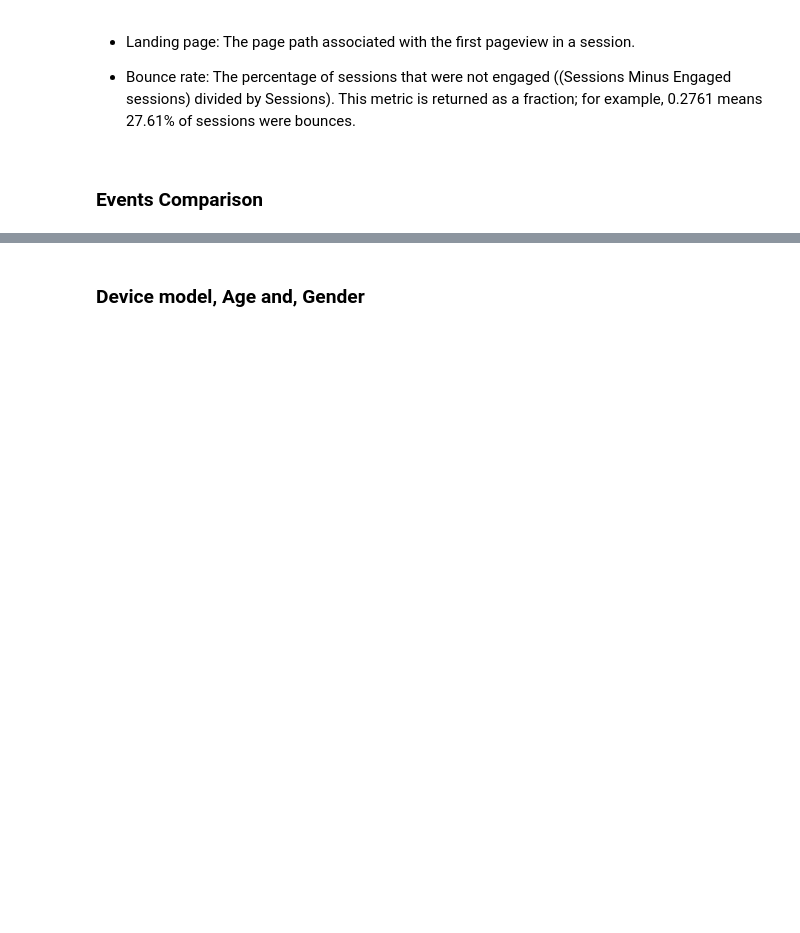
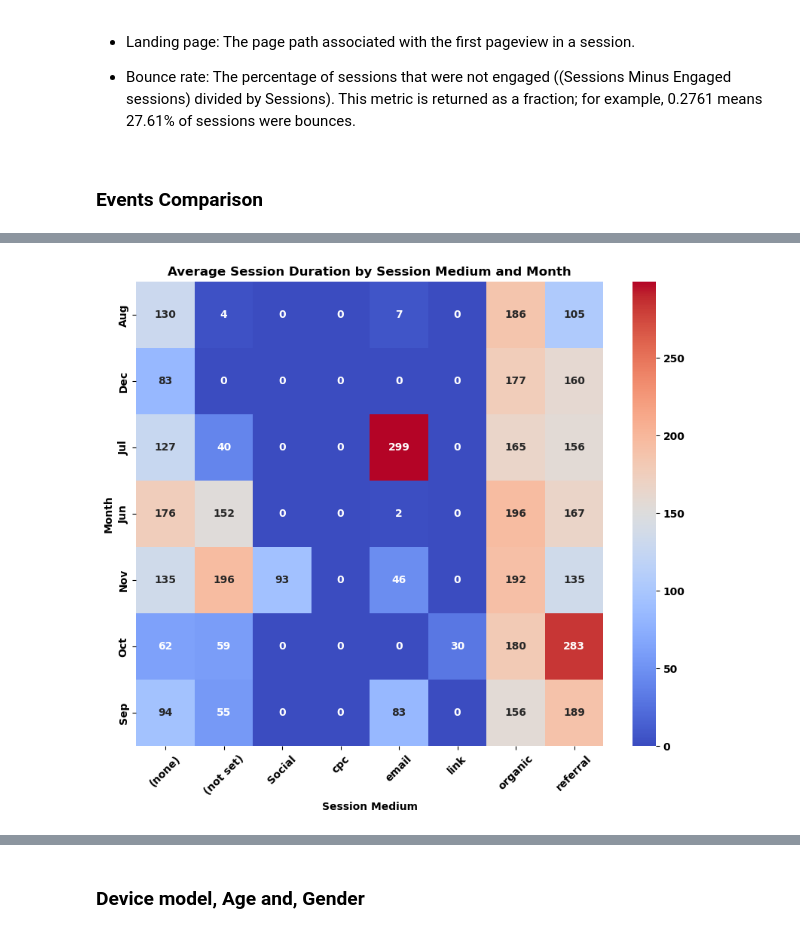
Before and after one commit to botchavs/ga4python3, a Jupyter notebook: GA4-python-automation.ipynb, the cells around one changed output, grey strips where cells are left out. Saved outputs shown, nothing was run; the diff lists cells and outputs as text; code cells hidden in the pictures; blank space fills up the shorter version.

```diff
--- a/GA4-python-automation.ipynb
+++ b/GA4-python-automation.ipynb
@@ -484,17 +504,23 @@ traffic_channels = pd.read_excel('traffic_channels.xlsx')
-# %%
-# Create a pivot table for the data
-pivot_data = traffic_channels.pivot_table(index='month', columns='sessionMedium', values='activeUsers')
-
-# Create the stacked bar plot
-plt.figure(figsize=(10, 4))
-sns.set(style="whitegrid")
-
-ax = pivot_data.plot(kind='bar', stacked=True, colormap='RdBu')
-
-plt.xlabel("Month")
-plt.ylabel("Active Users")
-plt.title("Active Users by Session Medium")
-plt.legend(title='Session Medium', loc='upper left', bbox_to_anchor=(1, 1))
-
-plt.tight_layout()
-plt.show()
+# %%
+# Create a pivot table with 'month' as the index, 'sessionMedium' as the columns, and 'averageSessionDuration' as the values
+pivot_df = df.pivot(index='month', columns='sessionMedium', values='averageSessionDuration')
+pivot_df = pivot_df.fillna(0) # Fill NaN values with 0
+
+# Display the first few rows of the pivot table
+pivot_df.head(10)
+
+# Add the DataFrame to the Word document
+add_dataframe_to_document(document, df.head(7), 'Monthly Average Session Duration')
+# %%
+plt.figure(figsize=(10, 8))
+sns.heatmap(pivot_df, annot=True, cmap='coolwarm' , fmt=".0f")
+plt.title('Average Session Duration by Session Medium and Month')
+plt.ylabel('Month')
+plt.xlabel('Session Medium')
+plt.xticks(rotation=45)
+plt.savefig('Heatmap.png', bbox_inches='tight')
+document.add_paragraph('Heatmap of Average Session Duration by Session Medium and Month')
+document.add_picture('Heatmap.png', width=document.sections[0].page_width * 0.8)
+plt.show()
+# %% [output]
+[figure, added]
```
Also changed, not shown: parts of 48 cells of this notebook, 1 other file.
